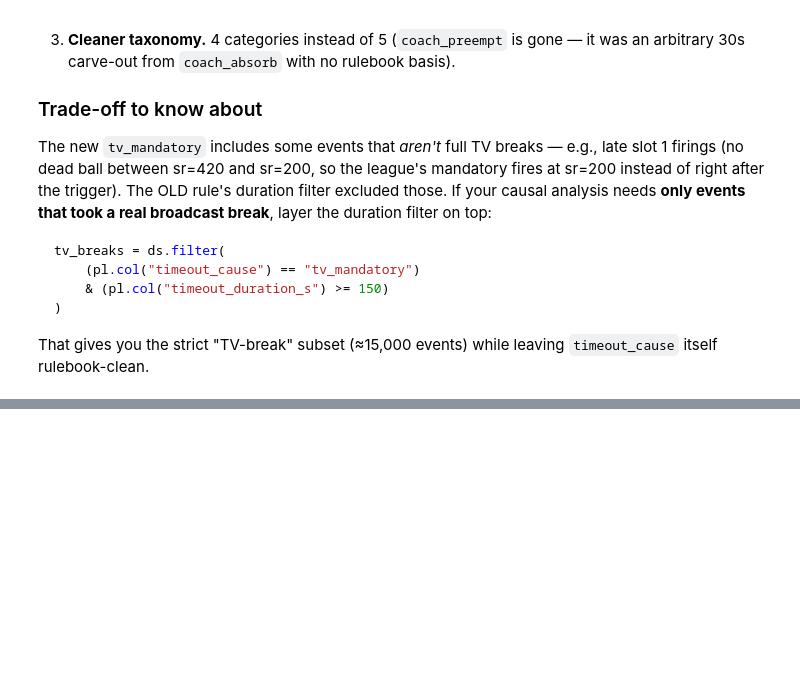
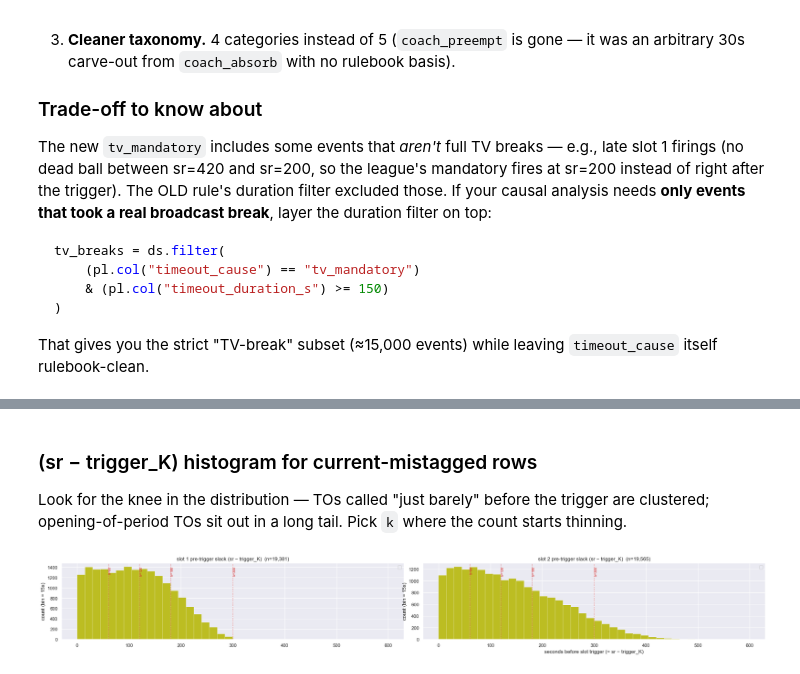
Before and after one commit to akseldkw07/NBA-Timeout-Impact, a Jupyter notebook: Notebooks/data-validation/tv-validation-injection-auto-claude-cdnnba.ipynb, the cells around one changed output, grey strips where cells are left out. Saved outputs shown, nothing was run; the diff lists cells and outputs as text; code cells hidden in the pictures; blank space fills up the shorter version.

```diff
--- a/Notebooks/data-validation/tv-validation-injection-auto-claude-cdnnba.ipynb
+++ b/Notebooks/data-validation/tv-validation-injection-auto-claude-cdnnba.ipynb
@@ -231,0 +257,44 @@ That gives you the strict "TV-break" subset (≈15,000 events) while leaving `ti
+# %% [markdown]
+### (sr − trigger_K) histogram for current-mistagged rows
+
+Look for the knee in the distribution — TOs called "just barely" before the trigger are clustered; opening-of-period TOs sit out in a long tail. Pick `k` where the count starts thinning.
+# %%
+# For each pre-trigger mandatory-qualified row, compute sr - trigger_K (slack from trigger).
+# This is mostly k-invariant (it's a property of the row's slot), so we just compute once on
+# the prepped data and overlay a vertical line at the chosen k.
+
+from nba_timeout_impact.data_pipes.tv_timeout_injection import POST_2017_SLOTS
+
+# Build a (period, K) → trigger_K lookup
+trigger_for = {}
+for periods_ok, triggers in POST_2017_SLOTS:
+    for K, t in enumerate(triggers, start=1):
+        for p in periods_ok:
+            trigger_for[(p, K)] = t
+
+# Compute cum_mand for each row
+cum_mand = TVTimeoutValidation._compute_cum_mandatory_period(cdn_prepped, "qualifier_mandatory")
+cdn_with_cum = cdn_prepped.with_columns(cum_mand.alias("cum_mand"))
+
+mand = cdn_with_cum.filter(
+    (pl.col("actionType") == "timeout")
+    & pl.col("qualifiers").cast(pl.String).str.contains("mandatory")
+    & (pl.col("cum_mand") <= 2)
+).to_pandas()
+mand["trigger_K"] = mand.apply(lambda r: trigger_for.get((r["period"], r["cum_mand"])), axis=1)
+mand["slack_s"] = mand["seconds_remaining"] - mand["trigger_K"]
+pre_trig = mand[mand["slack_s"] > 0]
+
+fig, axes = UKS_MPL.subplots(2, 1, width_per=12, height_per=3.2, sharex=True)
+for ax, slot_K in zip(axes, [1, 2]):
+    sub = pre_trig[pre_trig["cum_mand"] == slot_K]["slack_s"].values
+    ax.hist(sub, bins=np.arange(0, 605, 15), color="tab:olive", edgecolor="white", linewidth=0.3)
+    for k in [60, 120, 180, 300]:
+        ax.axvline(k, color="tab:red", linestyle="--", linewidth=1, alpha=0.5)
+        ax.text(k, ax.get_ylim()[1] * 0.95, f"k={k}", rotation=90, va="top", color="tab:red", fontsize=8)
+    ax.set_ylabel("count (bin = 15s)")
+    ax.set_title(f"slot {slot_K} pre-trigger slack (sr − trigger_K)  (n={len(sub):,})")
+axes[-1].set_xlabel("seconds before slot trigger (= sr − trigger_K)")
+fig
+# %% [output]
+[figure, added]
```
Also changed, not shown: parts of 20 cells of this notebook, 7 other files.
